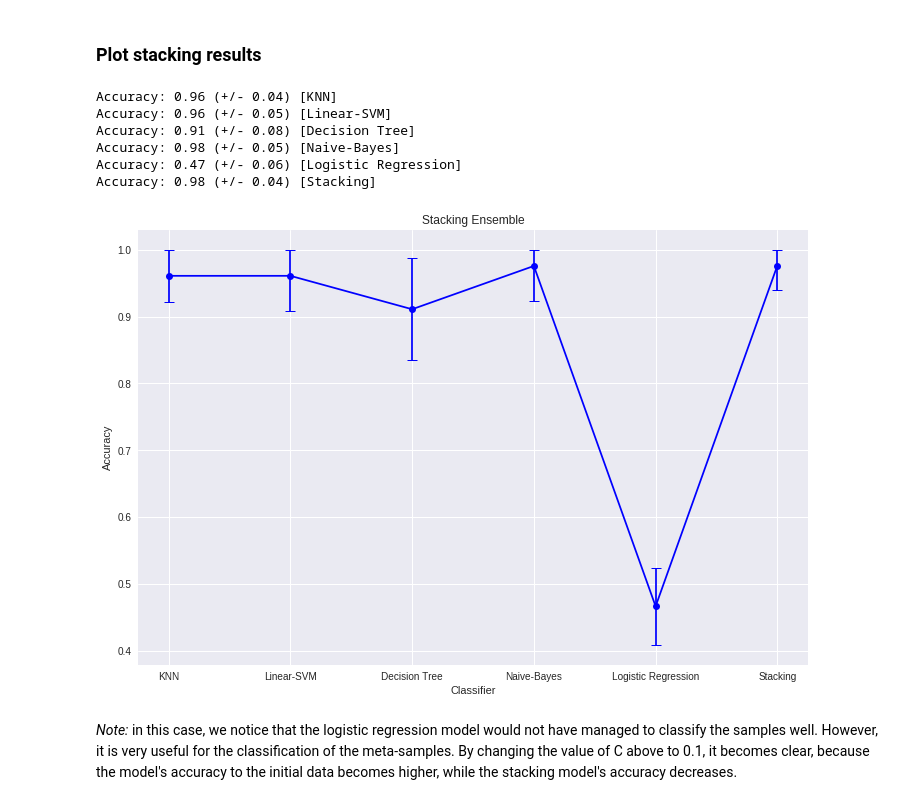
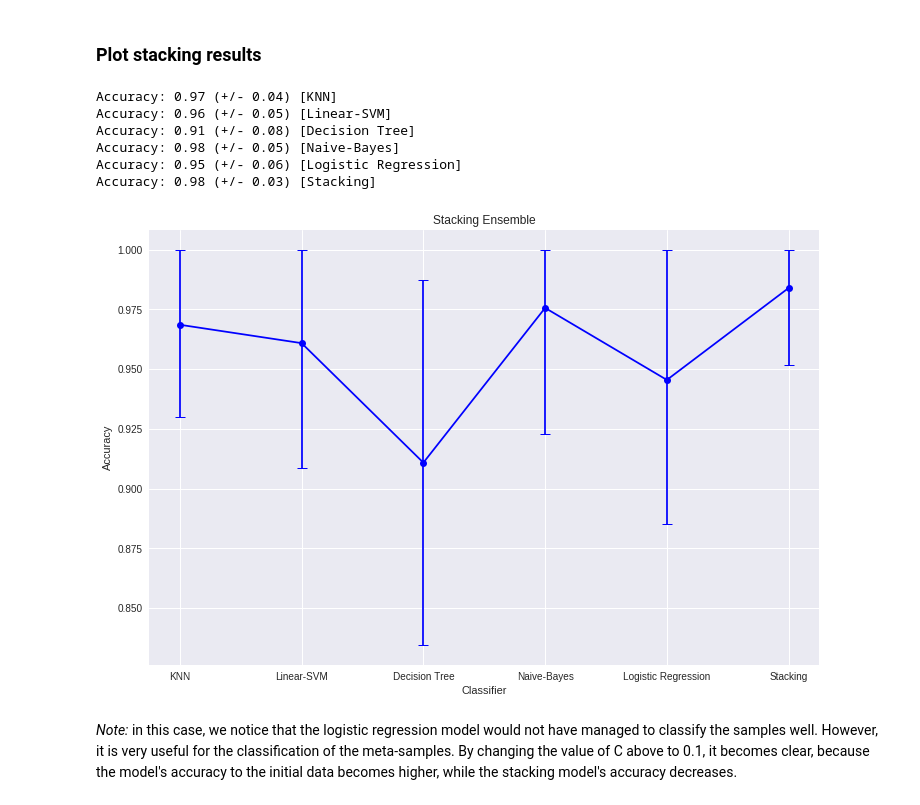
Before and after one commit to Adamantios/Ensembles-CSL-Imb_Learning-Models_Comparison, a Jupyter notebook: PartA.ipynb, the cells around one changed output. Saved outputs shown, nothing was run; the diff lists cells and outputs as text; code cells hidden in the pictures.

```diff
--- a/PartA.ipynb
+++ b/PartA.ipynb
@@ -758,7 +754,7 @@ We are using a 10 fold cross validation method, in order to visualize the best n
 # %%
 
 # Add best values for the classifier.
-clf.max_depth = 38
+clf.max_depth = 3
 clf.max_features = 6
 clf.min_samples_split = 32
 clf.criterion = 'gini'
@@ -829,7 +825,7 @@ candidates = 50
 random_search = RandomizedSearchCV(clf, param_dist, candidates, cv=10,
                                    n_jobs=-1, verbose=8, iid=True)
 start = time.time()
-random_search.fit(X, y)
+random_search.fit(X_train, y_train)
 print('RandomizedSearchCV took {:.2f} seconds for {} candidates.'
       .format((time.time() - start), candidates))
 report(random_search.cv_results_)
@@ -916,10 +919,10 @@ Make prediction with the Random Forest Ensemble, using the best parameters found
 # %%
 
 # Add best values for the classifier.
-clf.max_depth = 33
-clf.max_features = 2
-clf.min_samples_split = 37
-clf.n_estimators = 35
+clf.max_depth = 36
+clf.max_features = 6
+clf.min_samples_split = 12
+clf.n_estimators = 34
 clf.criterion = 'entropy'
 clf.fit(X_train,y_train)
 y_pred = clf.predict(X_test)
@@ -993,10 +1002,10 @@ Parameters: {'decisiontreeclassifier__max_depth': 23, 'kneighborsclassifier__n_n
 ### Grid Search
 # %%
 # Specify parameter_grid for the search.
-param_grid = {'kneighborsclassifier__n_neighbors': range(7, 10),
-              'decisiontreeclassifier__max_depth': range(5, 9),
-              'meta-logisticregression__C': [0.01, 1]}
-clf2.C = 1
+param_grid = {'kneighborsclassifier__n_neighbors': range(40, 44),
+              'decisiontreeclassifier__max_depth': range(42, 46),
+              'linearsvc__C': np.logspace(-1, 1, 8),
+              'meta-logisticregression__C': range(90, 110, 2)}
 
 # Run a grid search CV.
 grid_search = GridSearchCV(sclf, param_grid, cv = 10, n_jobs=-1, verbose=5,
@@ -1031,23 +1053,24 @@ Parameters: {'decisiontreeclassifier__max_depth': 8, 'kneighborsclassifier__n_ne
 ### Plot stacking results
 # %%
 # Use best values for the classifier.
-clf1.n_neighbors = 8
-clf3.max_depth = 5
-meta_clf.C = 0.01
+clf1.n_neighbors = 42
+clf2.C = 1
+clf3.max_depth = 44
+meta_clf.C = 100
 
 # Plot accuracy +- std for each model separately
 # and compare it with the stacking model.
 clf_names = ['KNN', 'Linear-SVM', 'Decision Tree', 'Naive-Bayes',
              'Logistic Regression', 'Stacking']
 models = clf1, clf2, clf3, clf4, meta_clf, sclf
 plot_accuracy_stacking(clf_names, models, X_train, y_train)
 # %% [output]
-Accuracy: 0.96 (+/- 0.04) [KNN]
+Accuracy: 0.97 (+/- 0.04) [KNN]
 Accuracy: 0.96 (+/- 0.05) [Linear-SVM]
 Accuracy: 0.91 (+/- 0.08) [Decision Tree]
 Accuracy: 0.98 (+/- 0.05) [Naive-Bayes]
-Accuracy: 0.47 (+/- 0.06) [Logistic Regression]
-Accuracy: 0.98 (+/- 0.04) [Stacking]
+Accuracy: 0.95 (+/- 0.06) [Logistic Regression]
+Accuracy: 0.98 (+/- 0.03) [Stacking]
-[figure, old version]
+[figure, new version]
 # %% [markdown]
 *Note:* in this case, we notice that the logistic regression model would not have managed to classify the samples well. However, it is very useful for the classification of the meta-samples. By changing the value of C above to 0.1, it becomes clear, because the model's accuracy to the initial data becomes higher, while the stacking model's accuracy decreases.
```
Also changed, not shown: parts of 67 cells of this notebook.
